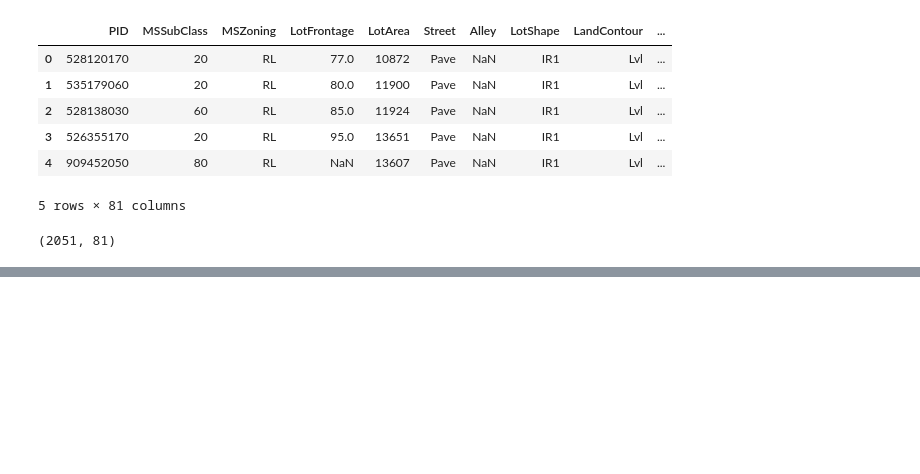
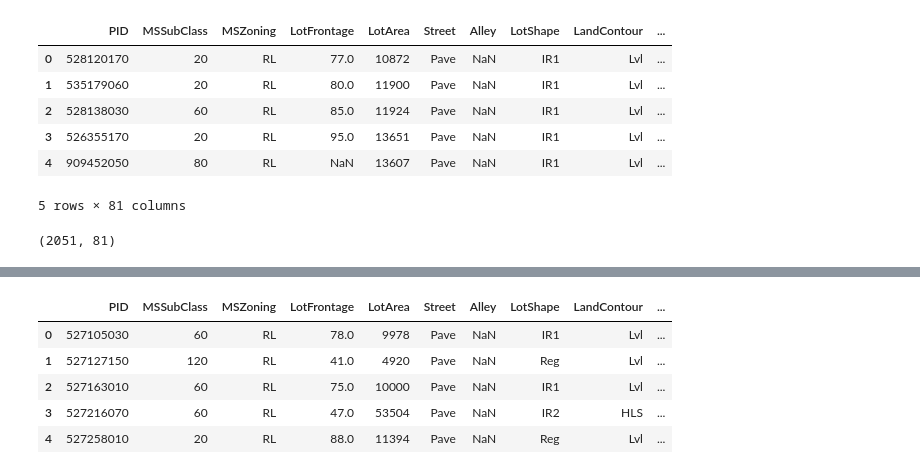
Before and after one commit to emishaan/Ames-Housing, a Jupyter notebook: regression/Regression_Model.ipynb, the cells around one changed output, grey strips where cells are left out. Cells and saved outputs as stored; diff of their text form; code cells hidden in the pictures; blank space fills up the shorter version.

```diff
--- a/regression/Regression_Model.ipynb
+++ b/regression/Regression_Model.ipynb
@@ -60,2 +18,0 @@ housing.head()
-# %%
-pd.options.display.max_rows = 999
@@ -91,0 +43,11 @@ housing['MasVnrArea'] = housing['MasVnrArea'].fillna(housing['MasVnrArea'].mean(
+# %%
+#Loading the test data and naming it 'holdout'
+holdout = pd.read_csv('./test.csv')
+holdout.head()
+# %% [output]
+|  | PID | MSSubClass | MSZoning | LotFrontage | LotArea | Street | Alley | LotShape | LandContour | ... |
+| 0 | 527105030 | 60 | RL | 78.0 | 9978 | Pave | NaN | IR1 | Lvl | ... |
+| 1 | 527127150 | 120 | RL | 41.0 | 4920 | Pave | NaN | Reg | Lvl | ... |
+| 2 | 527163010 | 60 | RL | 75.0 | 10000 | Pave | NaN | IR1 | Lvl | ... |
+| 3 | 527216070 | 60 | RL | 47.0 | 53504 | Pave | NaN | IR2 | HLS | ... |
+| 4 | 527258010 | 20 | RL | 88.0 | 11394 | Pave | NaN | Reg | Lvl | ... |
```
Also changed, not shown: parts of 46 cells of this notebook.
